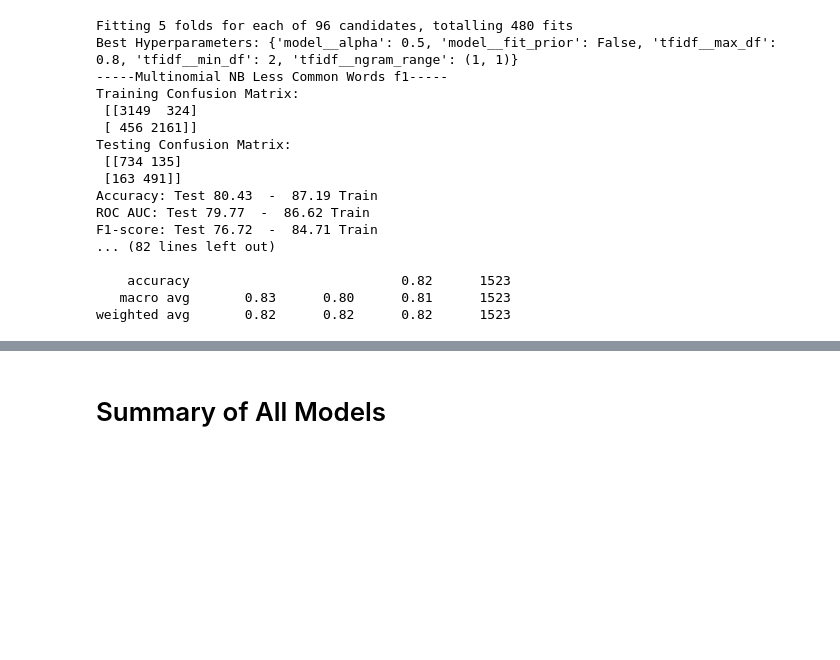
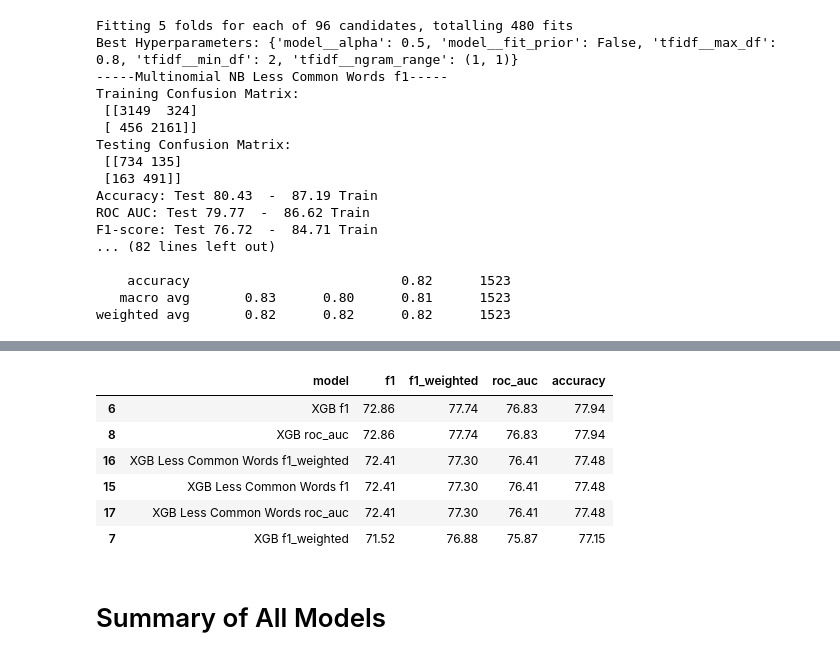
Before and after one commit to JericCantos/DisasterTweetPredictions, a Jupyter notebook: notebooks/DisasterTweetPrediction.ipynb, the cells around one changed output, grey strips where cells are left out. Drawn from its saved outputs; the diff is of its cells as text; code cells hidden in the pictures; blank space fills up the shorter version.

Commit message:
added XGBoost variants, updated model performance section in the conclusion.

```diff
--- a/notebooks/DisasterTweetPrediction.ipynb
+++ b/notebooks/DisasterTweetPrediction.ipynb
@@ -1066,3 +1140,21 @@ df_summary
+# %%
+df_summary = model_summaries(['XGB Less Common Words f1',
+                   'XGB Less Common Words f1_weighted',
+                   'XGB Less Common Words roc_auc',
+                   'XGB f1',
+                   'XGB f1_weighted',
+                   'XGB roc_auc',])
+
+
+df_summary
+# %% [output]
+|  | model | f1 | f1_weighted | roc_auc | accuracy |
+| 6 | XGB f1 | 72.86 | 77.74 | 76.83 | 77.94 |
+| 8 | XGB roc_auc | 72.86 | 77.74 | 76.83 | 77.94 |
+| 16 | XGB Less Common Words f1_weighted | 72.41 | 77.30 | 76.41 | 77.48 |
+| 15 | XGB Less Common Words f1 | 72.41 | 77.30 | 76.41 | 77.48 |
+| 17 | XGB Less Common Words roc_auc | 72.41 | 77.30 | 76.41 | 77.48 |
+| 7 | XGB f1_weighted | 71.52 | 76.88 | 75.87 | 77.15 |
 # %% [markdown]
 # Summary of All Models
 # %%
```
Also changed, not shown: parts of 15 cells of this notebook.
